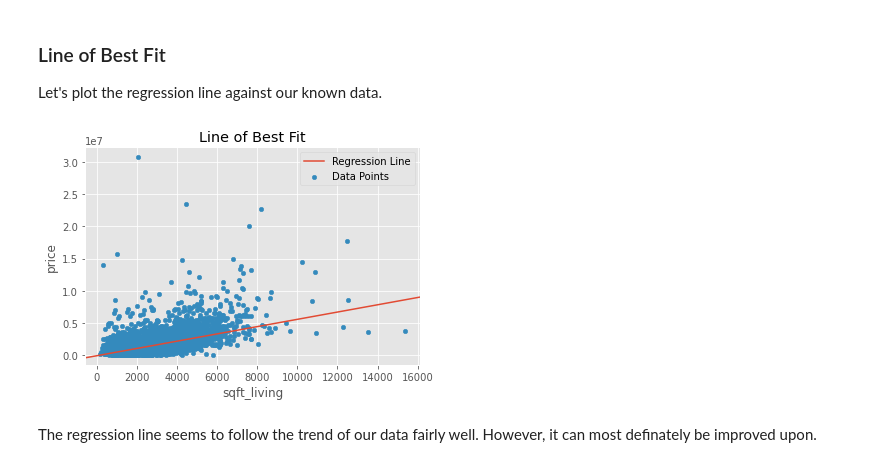
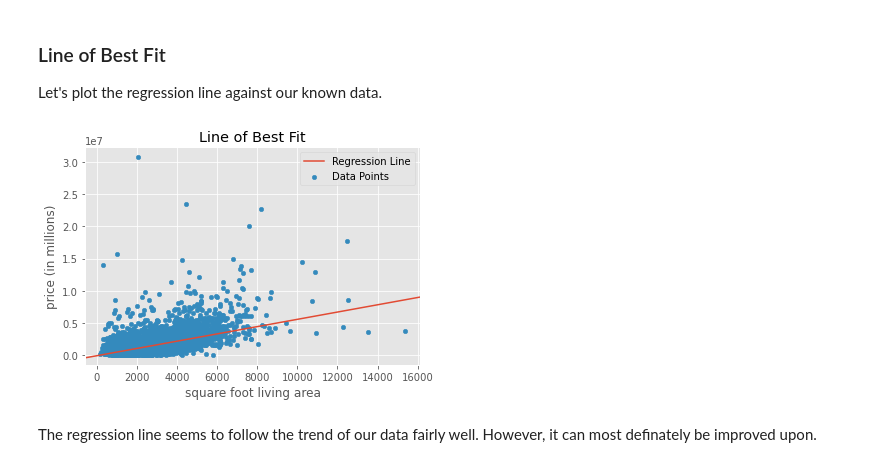
Before and after one commit to Bella3s/housing-analysis-project, a Jupyter notebook: housing_analysis.ipynb, the cells around one changed output. Cells and saved outputs as stored; diff of their text form; code cells hidden in the pictures.

```diff
--- a/housing_analysis.ipynb
+++ b/housing_analysis.ipynb
@@ -421,11 +421,13 @@ Let's plot the regression line against our known data.
 # %%
 fig, ax = plt.subplots()
 df.plot.scatter(x='sqft_living', y='price', label='Data Points', ax=ax)
 sm.graphics.abline_plot(model_results=results_simple, label="Regression Line", ax=ax)
+ax.set_xlabel('square foot living area')
+ax.set_ylabel('price (in millions)')
 plt.title("Line of Best Fit")
 ax.legend();
 # %% [output]
-[figure, old version]
+[figure, new version]
 # %% [markdown]
 The regression line seems to follow the trend of our data fairly well. However, it can most definately be improved upon.
 # %% [markdown]
```
Also changed, not shown: parts of 12 cells of this notebook, 2 other files.
